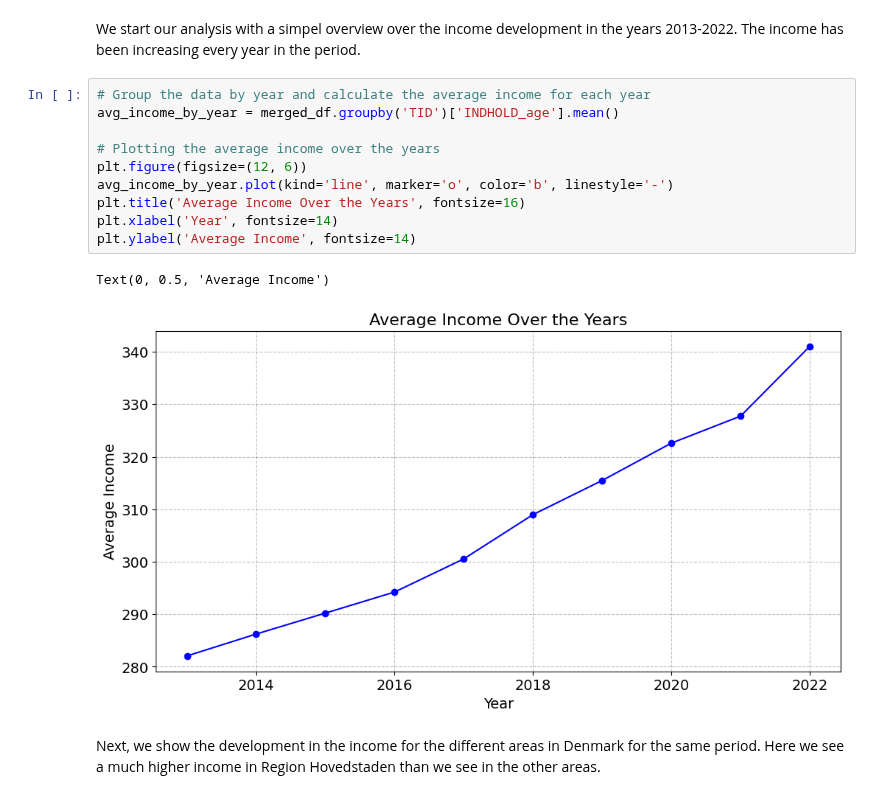
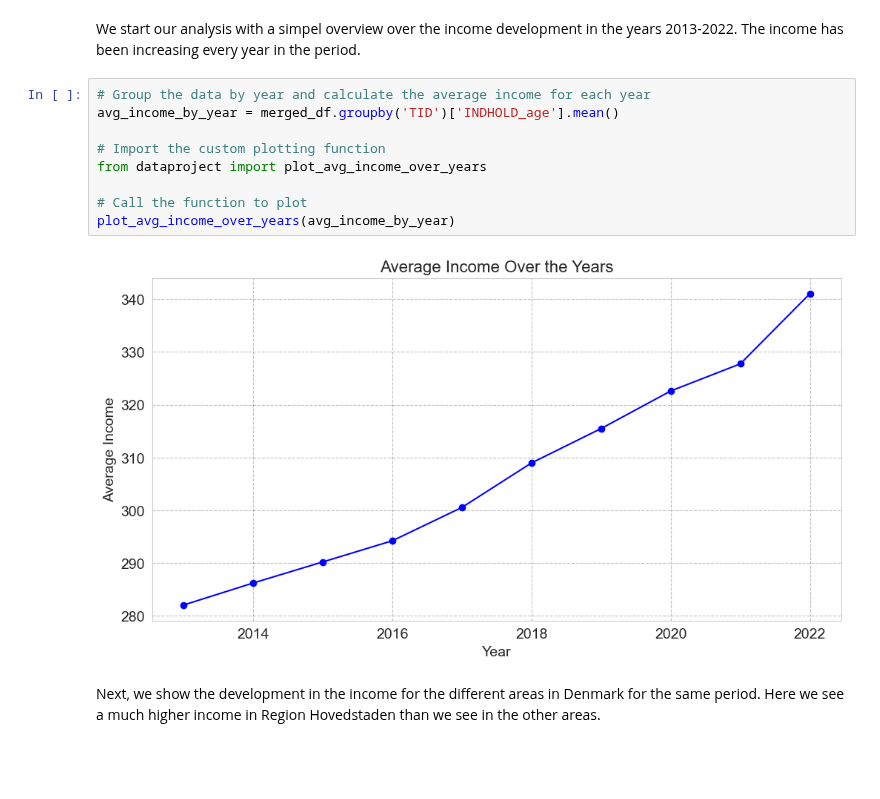
Before and after one commit to NumEconCopenhagen/projects-2024-isemjo, a Jupyter notebook: dataproject/dataproject.ipynb, the cells around one changed output. Cells and saved outputs as stored; diff of their text form; blank space fills up the shorter version.

```diff
--- a/dataproject/dataproject.ipynb
+++ b/dataproject/dataproject.ipynb
@@ -444,15 +469,13 @@ We start our analysis with a simpel overview over the income development in the
 # %%
 # Group the data by year and calculate the average income for each year
 avg_income_by_year = merged_df.groupby('TID')['INDHOLD_age'].mean()
 
-# Plotting the average income over the years
-plt.figure(figsize=(12, 6))
-avg_income_by_year.plot(kind='line', marker='o', color='b', linestyle='-')
-plt.title('Average Income Over the Years', fontsize=16)
-plt.xlabel('Year', fontsize=14)
-plt.ylabel('Average Income', fontsize=14)
+# Import the custom plotting function
+from dataproject import plot_avg_income_over_years
+
+# Call the function to plot
+plot_avg_income_over_years(avg_income_by_year)
 # %% [output]
-Text(0, 0.5, 'Average Income')
-[figure, old version]
+[figure, new version]
 # %% [markdown]
 Next, we show the development in the income for the different areas in Denmark for the same period. Here we see a much higher income in Region Hovedstaden than we see in the other areas.
```
Also changed, not shown: parts of 10 cells of this notebook, 5 other files.
